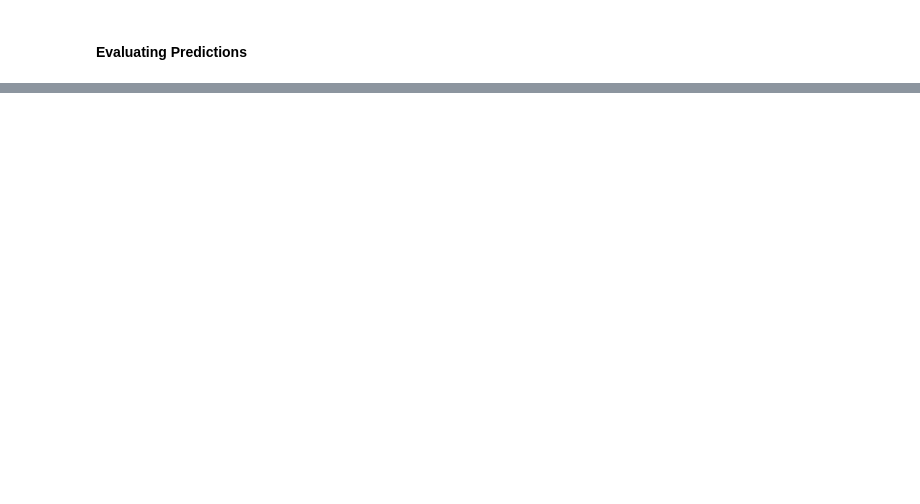
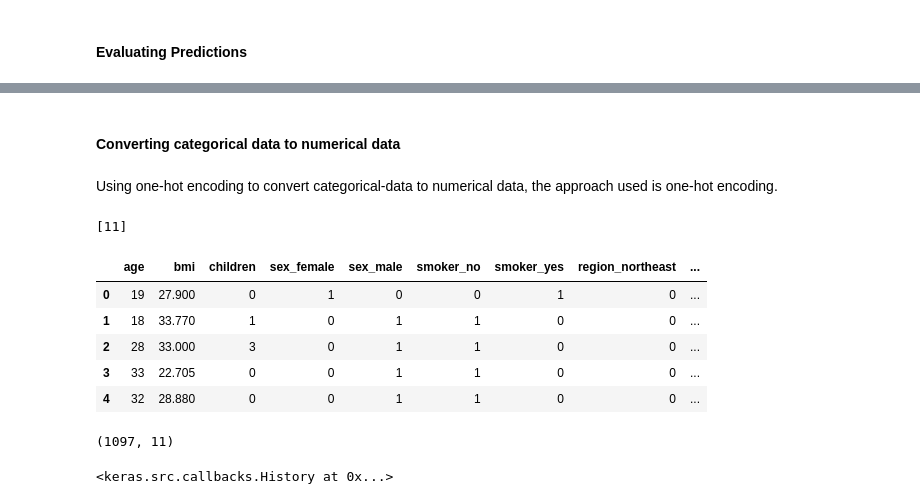
Before and after one commit to krahul2024/machine-learning, a Jupyter notebook: tensors/tensors_two.ipynb, the cells around one changed output, grey strips where cells are left out. Saved outputs shown, nothing was run; the diff lists cells and outputs as text; code cells hidden in the pictures; blank space fills up the shorter version.

```diff
--- a/tensors/tensors_two.ipynb
+++ b/tensors/tensors_two.ipynb
@@ -241,0 +316,4 @@ array([100.02574 , 103.08751 ,  60.815266,  46.872536,  44.235058,
+# %%
+med_url = 'https://raw.githubusercontent.com/stedy/Machine-Learning-with-R-datasets/master/insurance.csv'
+medical_data = pd.read_csv(med_url)
+medical_data.head(10)
@@ -241,0 +332,59 @@ array([100.02574 , 103.08751 ,  60.815266,  46.872536,  44.235058,
+# %% [markdown]
+#### Converting categorical data to numerical data
+# %% [markdown]
+Using one-hot encoding to convert categorical-data to numerical data, the approach used is one-hot encoding.
+# %%
+# getting one hot encoded columns
+medical_one_hot = pd.get_dummies(medical_data)
+input_shape = [medical_one_hot.shape[1] - 1]
+input_shape
+# %% [output]
+[11]
+# %%
+x = medical_one_hot.drop('charges', axis = 1) # dropping the target variable
+y = medical_one_hot['charges']
+x.head()
+# %% [output]
+|  | age | bmi | children | sex_female | sex_male | smoker_no | smoker_yes | region_northeast | ... |
+| 0 | 19 | 27.900 | 0 | 1 | 0 | 0 | 1 | 0 | ... |
+| 1 | 18 | 33.770 | 1 | 0 | 1 | 1 | 0 | 0 | ... |
+| 2 | 28 | 33.000 | 3 | 0 | 1 | 1 | 0 | 0 | ... |
+| 3 | 33 | 22.705 | 0 | 0 | 1 | 1 | 0 | 0 | ... |
+| 4 | 32 | 28.880 | 0 | 0 | 1 | 1 | 0 | 0 | ... |
+# %%
+from sklearn.model_selection import train_test_split
+x_train, x_valid, y_train, y_valid = train_test_split(
+    x, y,
+    test_size = 0.18,
+    train_size = 0.82,
+    random_state = 42 # this is for same results over and over again
+)
+
+x_train.shape
+# %% [output]
+(1097, 11)
+# %%
+tf.random.set_seed(42) # random seed = 42 is for reproducible results
+
+# create new model
+model = tf.keras.Sequential([
+    tf.keras.layers.Dense(1),
+    tf.keras.layers.Dense(1)
+])
+
+# compilling the model
+model.compile(
+    loss = tf.keras.losses.mae,
+    optimizer = tf.keras.optimizers.SGD(),
+    metrics = tf.keras.metrics.MAE
+)
+
+# training the model
+model.fit(
+    x_train,
+    y_train,
+    epochs = 100,
+    verbose = 0
+)
+# %% [output]
+<keras.src.callbacks.History at 0x...>
```
Also changed, not shown: parts of 31 cells of this notebook.
